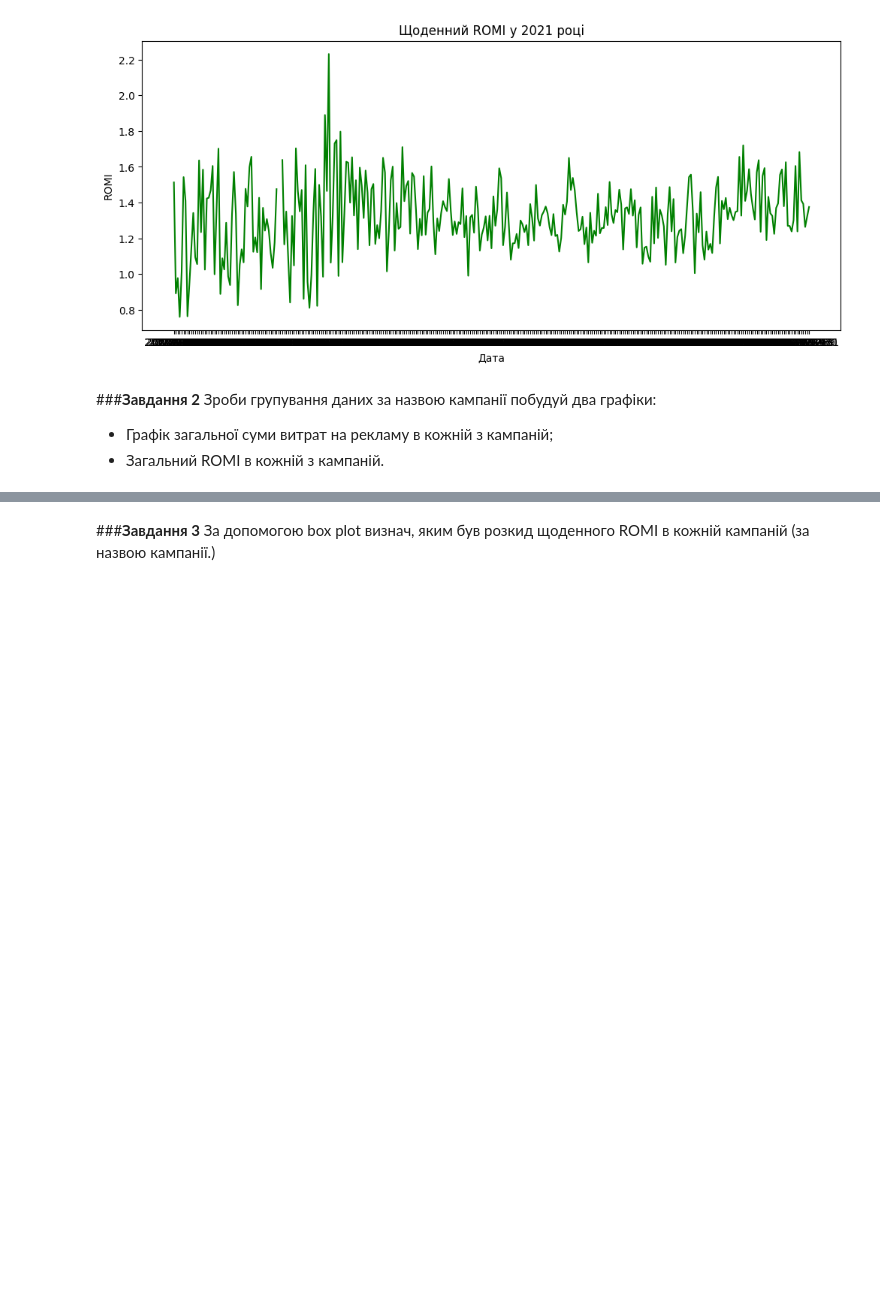
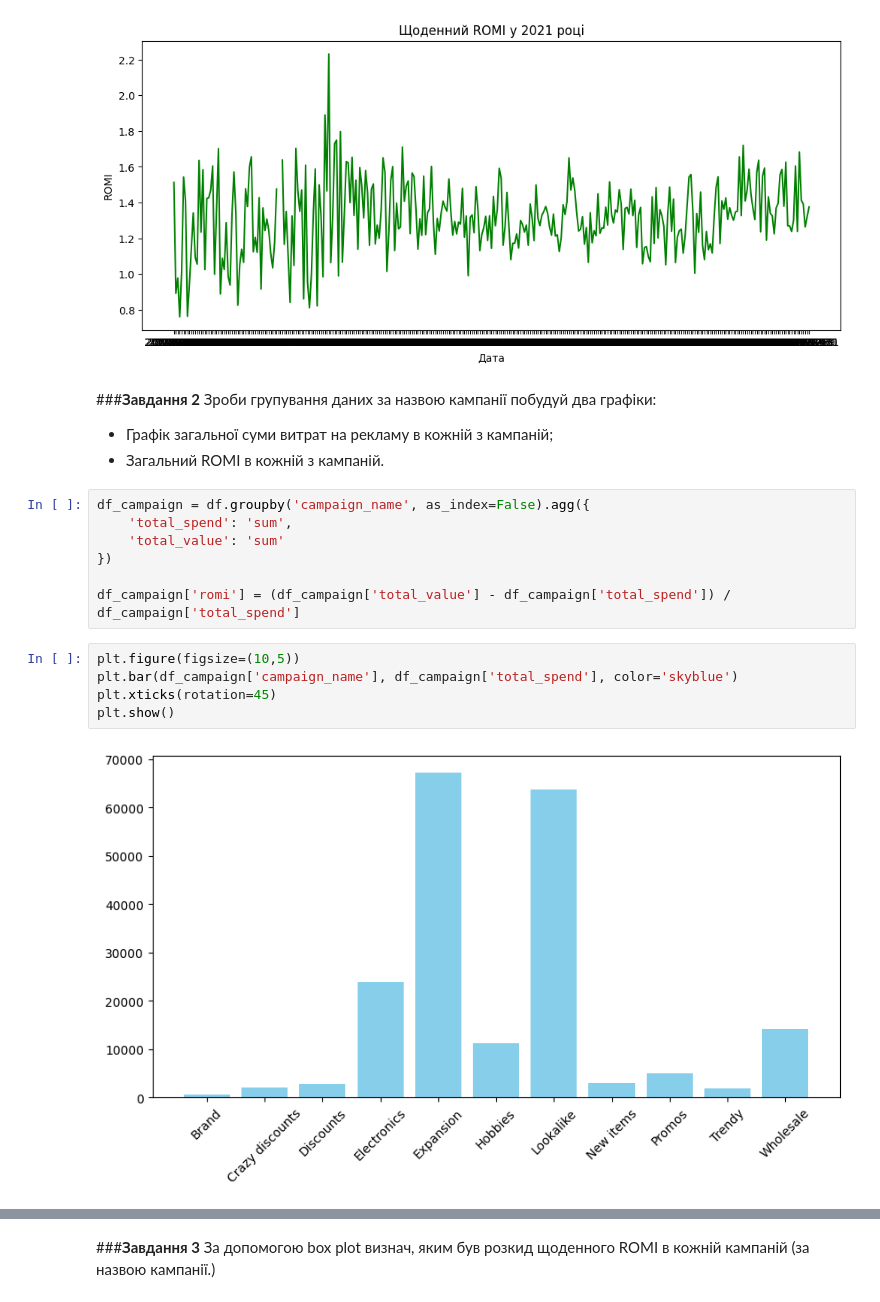
Before and after one commit to nataliia82/goit_pandas_hw, a Jupyter notebook: Pandas_HW_6.ipynb, the cells around one changed output, grey strips where cells are left out. Cells and saved outputs as stored; diff of their text form; blank space fills up the shorter version.

```diff
--- a/Pandas_HW_6.ipynb
+++ b/Pandas_HW_6.ipynb
@@ -46,3 +49,17 @@ Text(0, 0.5, 'ROMI')
 Зроби групування даних за назвою кампанії побудуй два графіки:
 - Графік загальної суми витрат на рекламу в кожній з кампаній;
 - Загальний ROMI в кожній з кампаній.
+# %%
+df_campaign = df.groupby('campaign_name', as_index=False).agg({
+    'total_spend': 'sum',
+    'total_value': 'sum'
+})
+
+df_campaign['romi'] = (df_campaign['total_value'] - df_campaign['total_spend']) / df_campaign['total_spend']
+# %%
+plt.figure(figsize=(10,5))
+plt.bar(df_campaign['campaign_name'], df_campaign['total_spend'], color='skyblue')
+plt.xticks(rotation=45)
+plt.show()
+# %% [output]
+[figure, added]
```
Also changed, not shown: parts of 10 cells of this notebook.
